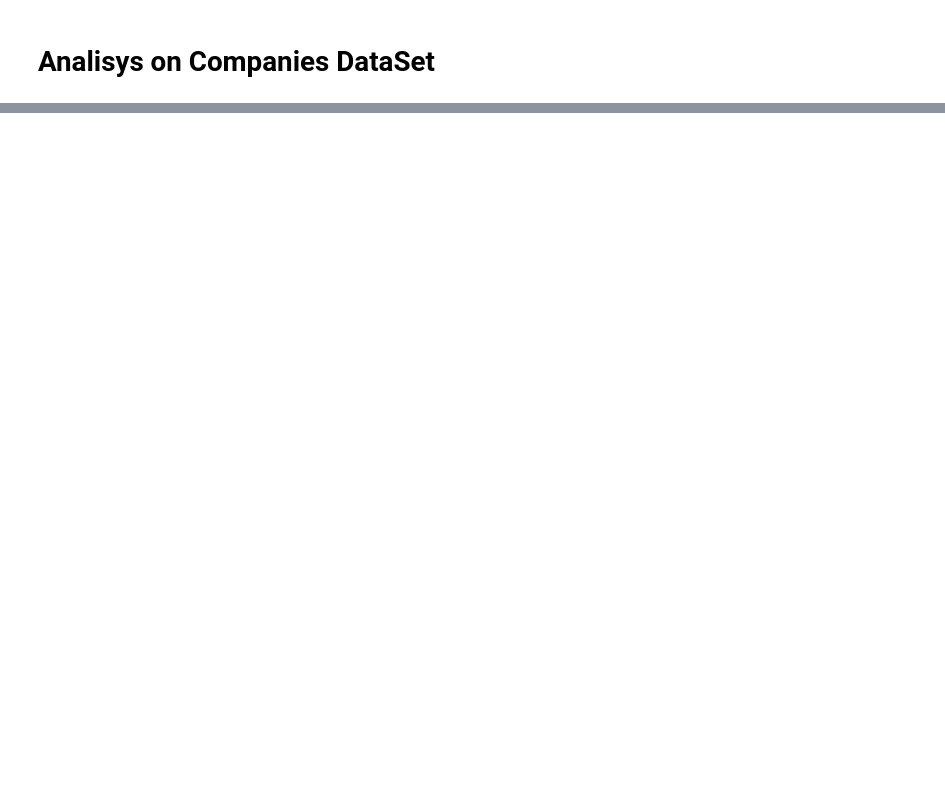
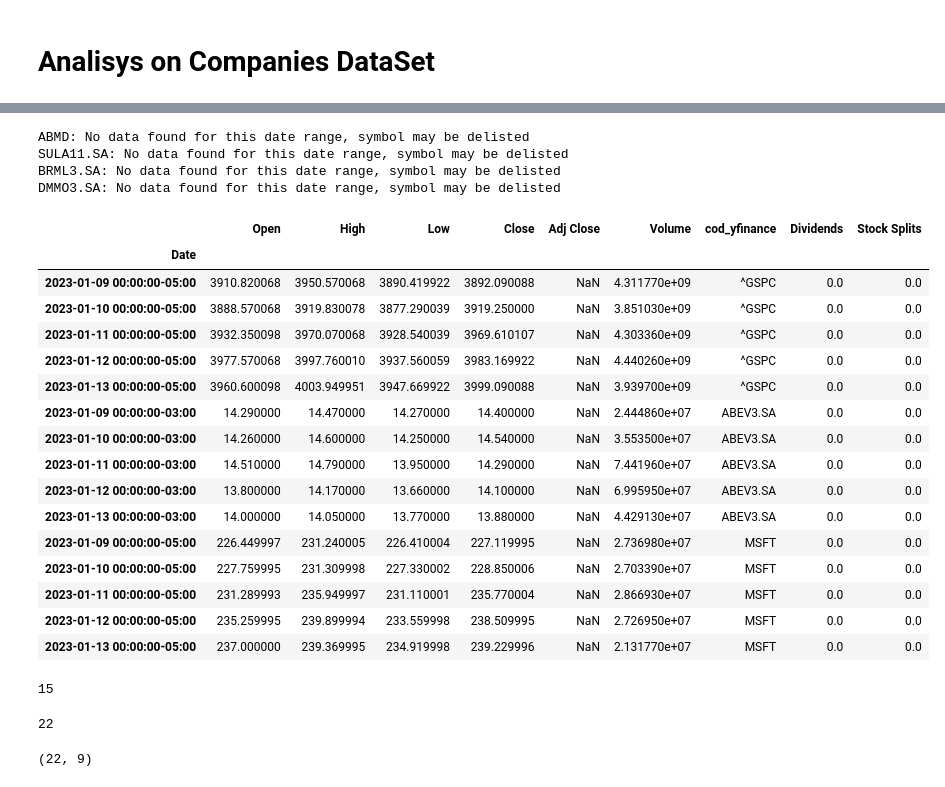
Before and after one commit to pedrolaender/05.Ironhack_Final_Project, a Jupyter notebook: final_project.ipynb, the cells around one changed output, grey strips where cells are left out. Cells and saved outputs as stored; diff of their text form; code cells hidden in the pictures; blank space fills up the shorter version.

```diff
--- a/final_project.ipynb
+++ b/final_project.ipynb
@@ -1149,2 +1137,0 @@ company_name = driver.find_elements(By.CSS_SELECTOR, '.text-secondary')
-# %%
-companies = [i.text for i in company_name]
@@ -2112,0 +2277,31 @@ historical_data = pd.read_csv(f'{stock_path}historical_data_complete_rev8.csv',
+# %%
+teste_df = create_update_dataframe('2023-01-08', '2023-01-15', ['ABMD', 'SULA11.SA', 'BRML3.SA', 'DMMO3.SA', '^GSPC', 'ABEV3.SA', 'MSFT'])
+# %% [output]
+ABMD: No data found for this date range, symbol may be delisted
+SULA11.SA: No data found for this date range, symbol may be delisted
+BRML3.SA: No data found for this date range, symbol may be delisted
+DMMO3.SA: No data found for this date range, symbol may be delisted
+# %%
+teste_df
+# %% [output]
+|  | Open | High | Low | Close | Adj Close | Volume | cod_yfinance | Dividends | Stock Splits |
+| Date |  |  |  |  |  |  |  |  |  |
+| 2023-01-09 00:00:00-05:00 | 3910.820068 | 3950.570068 | 3890.419922 | 3892.090088 | NaN | 4.311770e+09 | ^GSPC | 0.0 | 0.0 |
+| 2023-01-10 00:00:00-05:00 | 3888.570068 | 3919.830078 | 3877.290039 | 3919.250000 | NaN | 3.851030e+09 | ^GSPC | 0.0 | 0.0 |
+| 2023-01-11 00:00:00-05:00 | 3932.350098 | 3970.070068 | 3928.540039 | 3969.610107 | NaN | 4.303360e+09 | ^GSPC | 0.0 | 0.0 |
+| 2023-01-12 00:00:00-05:00 | 3977.570068 | 3997.760010 | 3937.560059 | 3983.169922 | NaN | 4.440260e+09 | ^GSPC | 0.0 | 0.0 |
+| 2023-01-13 00:00:00-05:00 | 3960.600098 | 4003.949951 | 3947.669922 | 3999.090088 | NaN | 3.939700e+09 | ^GSPC | 0.0 | 0.0 |
+| 2023-01-09 00:00:00-03:00 | 14.290000 | 14.470000 | 14.270000 | 14.400000 | NaN | 2.444860e+07 | ABEV3.SA | 0.0 | 0.0 |
+| 2023-01-10 00:00:00-03:00 | 14.260000 | 14.600000 | 14.250000 | 14.540000 | NaN | 3.553500e+07 | ABEV3.SA | 0.0 | 0.0 |
+| 2023-01-11 00:00:00-03:00 | 14.510000 | 14.790000 | 13.950000 | 14.290000 | NaN | 7.441960e+07 | ABEV3.SA | 0.0 | 0.0 |
+| 2023-01-12 00:00:00-03:00 | 13.800000 | 14.170000 | 13.660000 | 14.100000 | NaN | 6.995950e+07 | ABEV3.SA | 0.0 | 0.0 |
+| 2023-01-13 00:00:00-03:00 | 14.000000 | 14.050000 | 13.770000 | 13.880000 | NaN | 4.429130e+07 | ABEV3.SA | 0.0 | 0.0 |
+| 2023-01-09 00:00:00-05:00 | 226.449997 | 231.240005 | 226.410004 | 227.119995 | NaN | 2.736980e+07 | MSFT | 0.0 | 0.0 |
+| 2023-01-10 00:00:00-05:00 | 227.759995 | 231.309998 | 227.330002 | 228.850006 | NaN | 2.703390e+07 | MSFT | 0.0 | 0.0 |
+| 2023-01-11 00:00:00-05:00 | 231.289993 | 235.949997 | 231.110001 | 235.770004 | NaN | 2.866930e+07 | MSFT | 0.0 | 0.0 |
+| 2023-01-12 00:00:00-05:00 | 235.259995 | 239.899994 | 233.559998 | 238.509995 | NaN | 2.726950e+07 | MSFT | 0.0 | 0.0 |
+| 2023-01-13 00:00:00-05:00 | 237.000000 | 239.369995 | 234.919998 | 239.229996 | NaN | 2.131770e+07 | MSFT | 0.0 | 0.0 |
+# %%
+teste_df.shape[0]
+# %% [output]
+15
@@ -2112,0 +2406,8 @@ historical_data = pd.read_csv(f'{stock_path}historical_data_complete_rev8.csv',
+# %%
+df.shape[0]
+# %% [output]
+22
+# %%
+df.shape
+# %% [output]
+(22, 9)
```
Also changed, not shown: parts of 110 cells of this notebook, 1 other file.
